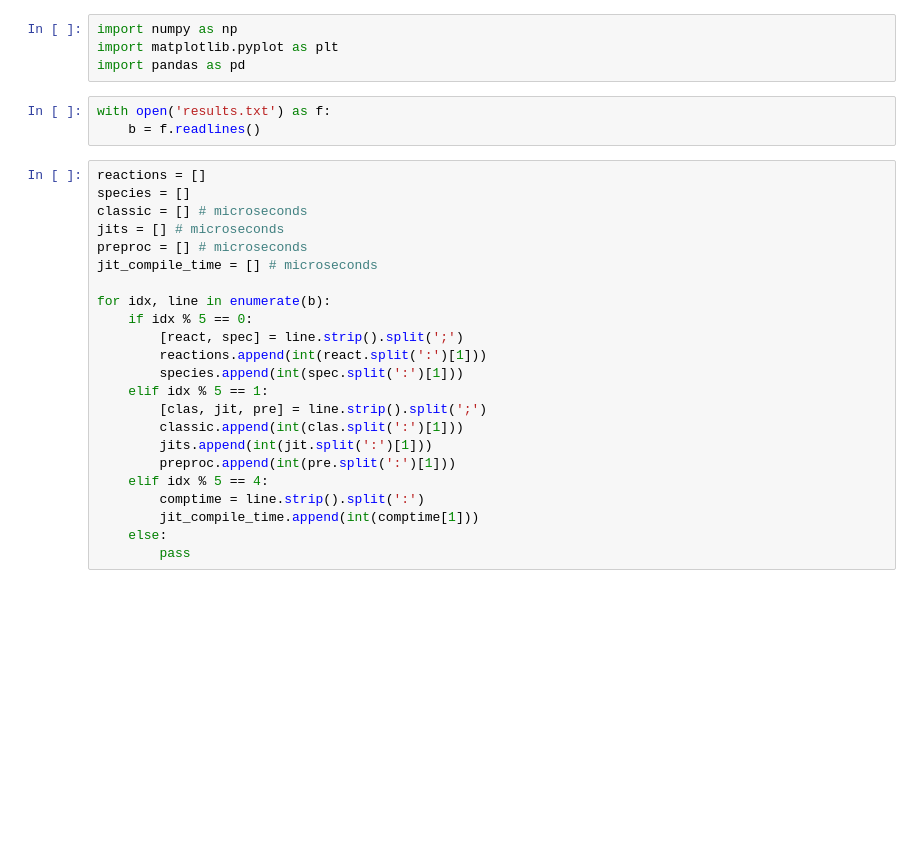
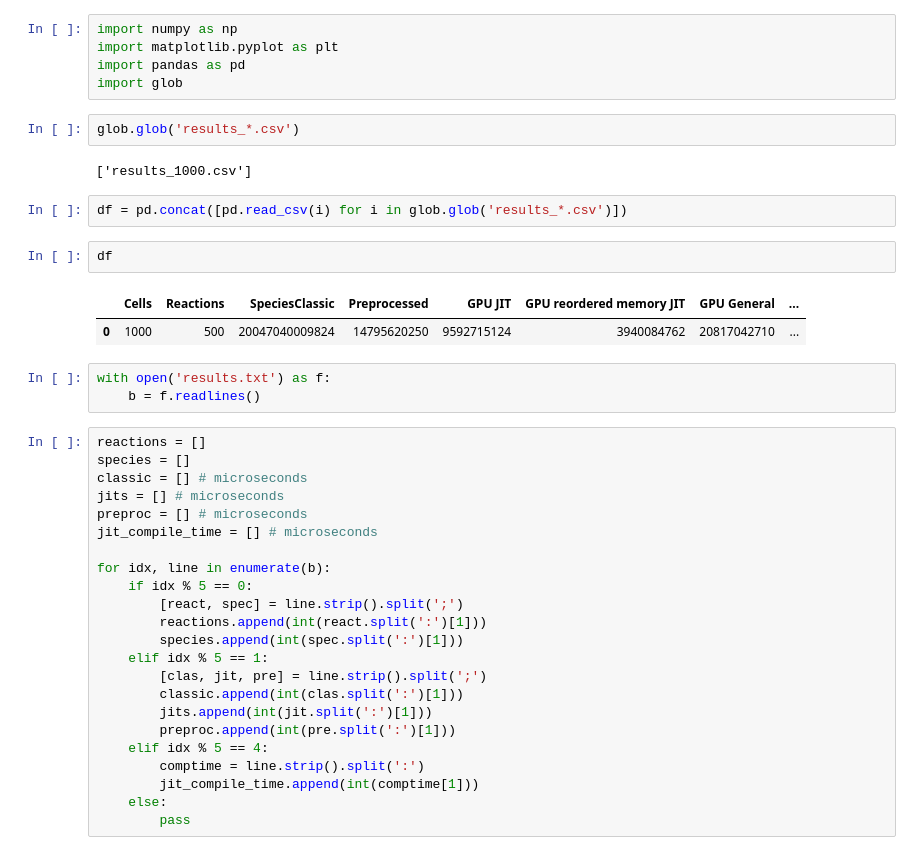
Before and after one commit to mattldawson/jit_test, a Jupyter notebook: plots/JIT.ipynb, the cells around one changed output. Saved outputs shown, nothing was run; the diff lists cells and outputs as text; blank space fills up the shorter version.

```diff
--- a/plots/JIT.ipynb
+++ b/plots/JIT.ipynb
@@ -2,6 +2,18 @@
 import numpy as np
 import matplotlib.pyplot as plt
 import pandas as pd
+import glob
+# %%
+glob.glob('results_*.csv')
+# %% [output]
+['results_1000.csv']
+# %%
+df = pd.concat([pd.read_csv(i) for i in glob.glob('results_*.csv')])
+# %%
+df
+# %% [output]
+|  | Cells | Reactions | SpeciesClassic | Preprocessed | GPU JIT | GPU reordered memory JIT | GPU General | ... |
+| 0 | 1000 | 500 | 20047040009824 | 14795620250 | 9592715124 | 3940084762 | 20817042710 | ... |
 # %%
 with open('results.txt') as f:
     b = f.readlines()
```
Also changed, not shown: 4 other files.
